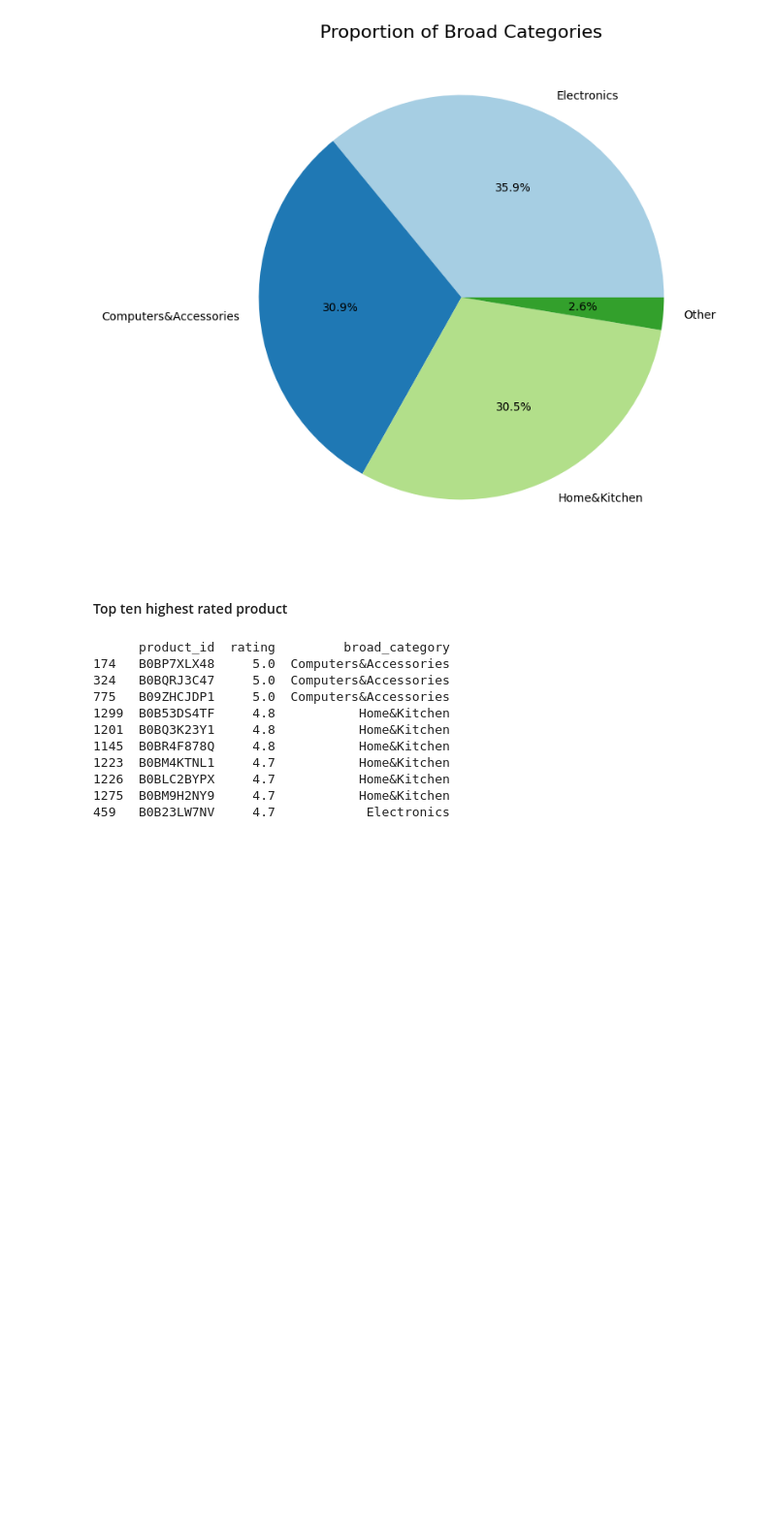
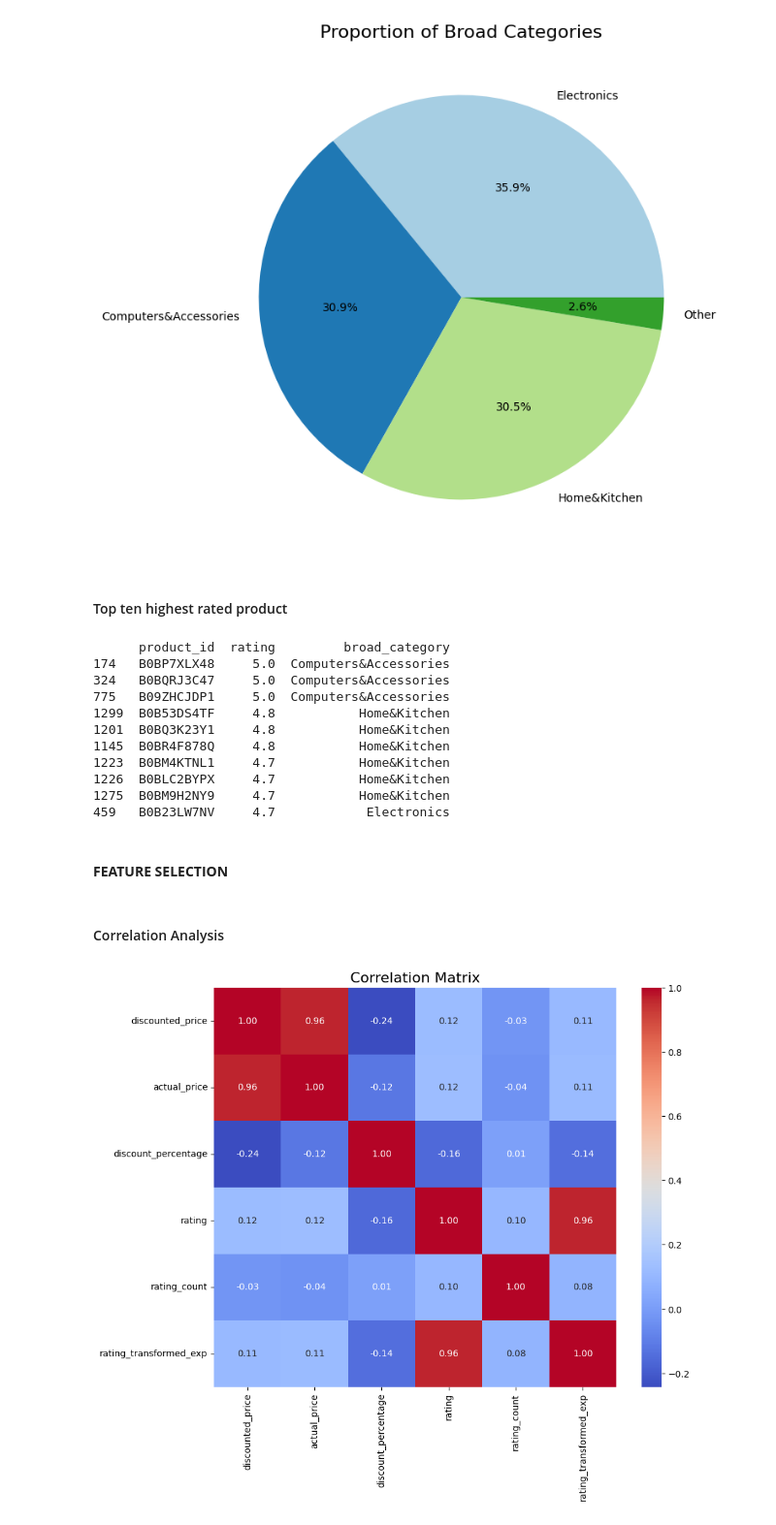
Before and after one commit to julianahubacova/Sales_Data_Analysis, a Jupyter notebook: Sales_Analysis.ipynb, the cells around one changed output. Shown at 97% size. Saved outputs shown, nothing was run; the diff lists cells and outputs as text; code cells hidden in the pictures; blank space fills up the shorter version.

Commit message:
correlation analysis

```diff
--- a/Sales_Analysis.ipynb
+++ b/Sales_Analysis.ipynb
@@ -351,3 +351,21 @@ print(top_10_rated_products[['product_id', 'rating', 'broad_category']])
 1226  B0BLC2BYPX     4.7           Home&Kitchen
 1275  B0BM9H2NY9     4.7           Home&Kitchen
 459   B0B23LW7NV     4.7            Electronics
+# %% [markdown]
+#### **FEATURE SELECTION**
+# %% [markdown]
+#### Correlation Analysis
+# %%
+# Select only numerical columns
+numerical_data = sales.select_dtypes(include=['int64', 'float64'])
+
+# Calculate the correlation matrix
+correlation_matrix = numerical_data.corr()
+
+# Create a heatmap of the correlation matrix
+plt.figure(figsize=(10, 8))
+sns.heatmap(correlation_matrix, annot=True, fmt=".2f", cmap='coolwarm', cbar=True)
+plt.title('Correlation Matrix', fontsize=16)
+plt.show()
+# %% [output]
+[figure, added]
```
Also changed, not shown: parts of 5 cells of this notebook.
